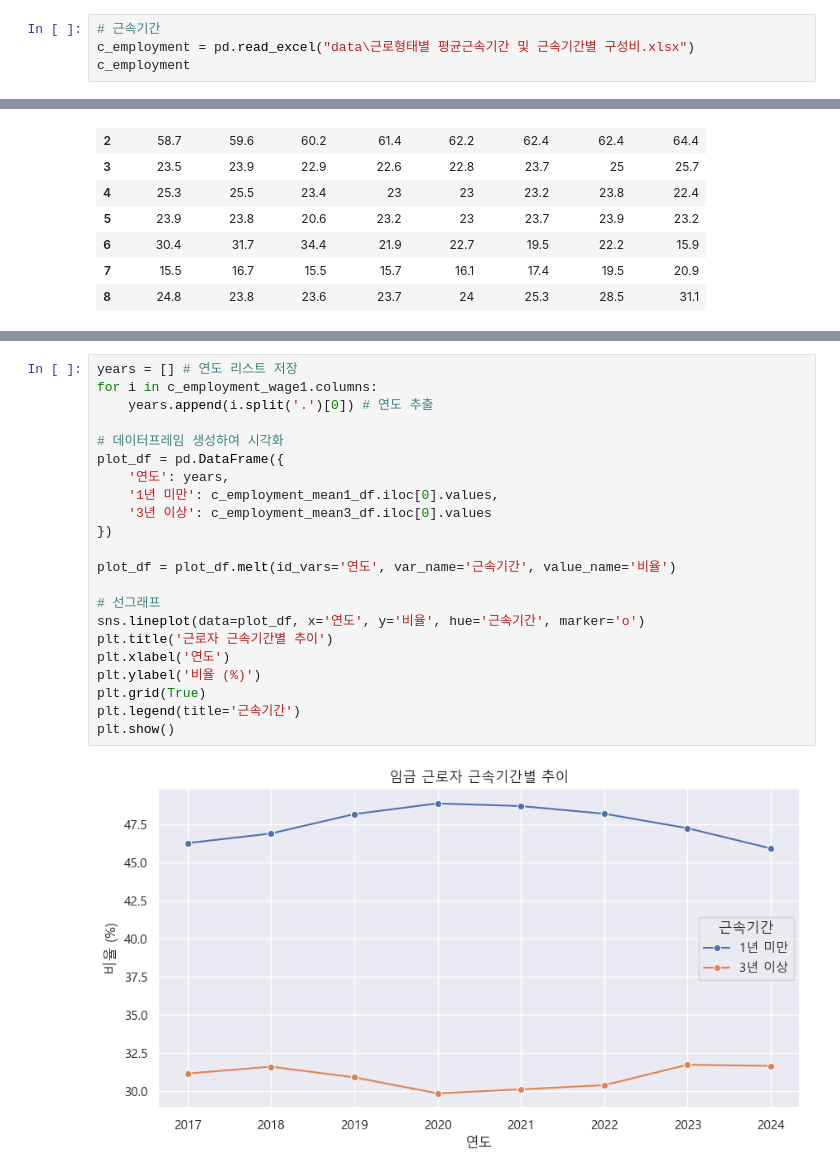
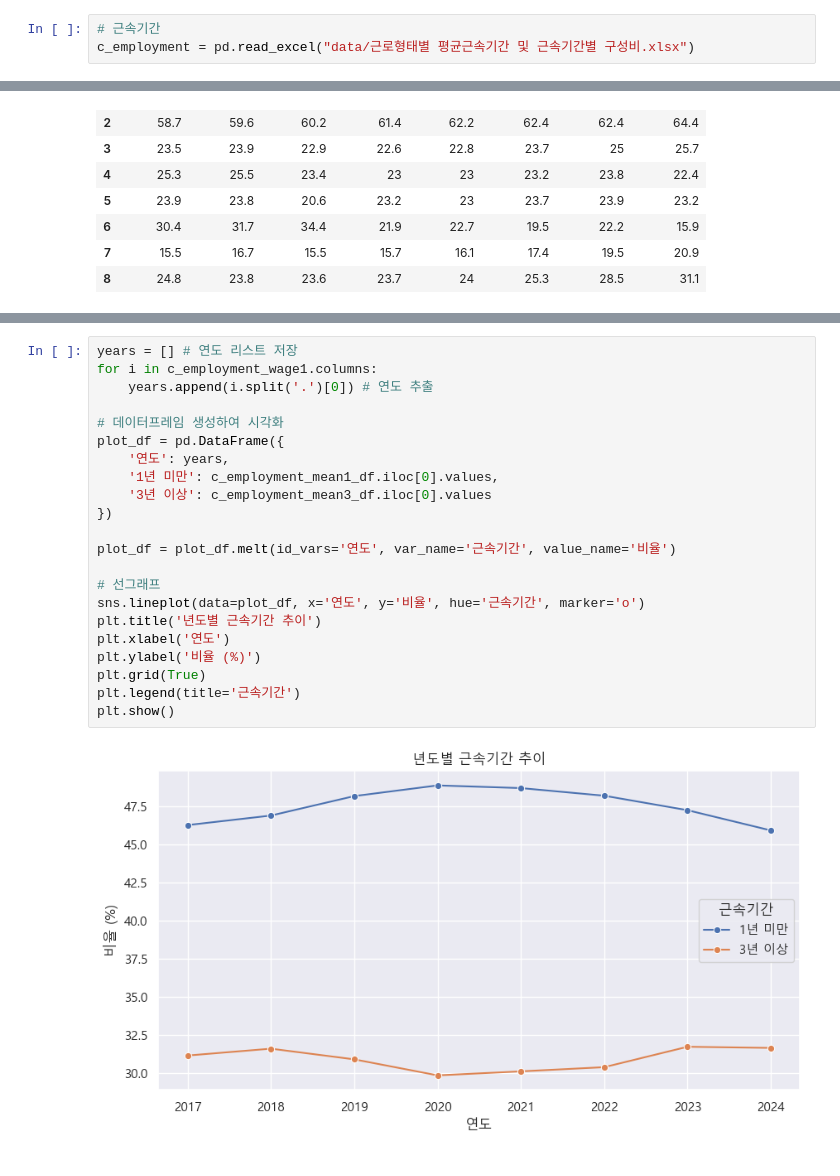
Before and after one commit to byeori-jang/mid_project, a Jupyter notebook: working.ipynb, the cells around one changed output, grey strips where cells are left out. Drawn from its saved outputs; the diff is of its cells as text.

Commit message:
년도별 근속기간 추이

```diff
--- a/working.ipynb
+++ b/working.ipynb
@@ -23,5 +23,4 @@ plt.rcParams['axes.unicode_minus'] = False
 from scipy import stats
 # %%
 # 근속기간
-c_employment = pd.read_excel("data\근로형태별 평균근속기간 및 근속기간별 구성비.xlsx")
-c_employment
+c_employment = pd.read_excel("data/근로형태별 평균근속기간 및 근속기간별 구성비.xlsx")
@@ -101,27 +85,27 @@ c_employment_wage3 = c_employment_3.iloc[0:1]
 # %%
 years = [] # 연도 리스트 저장
 for i in c_employment_wage1.columns:
     years.append(i.split('.')[0]) # 연도 추출
 
 # 데이터프레임 생성하여 시각화
 plot_df = pd.DataFrame({
     '연도': years,
     '1년 미만': c_employment_mean1_df.iloc[0].values,
     '3년 이상': c_employment_mean3_df.iloc[0].values
 })
 
 plot_df = plot_df.melt(id_vars='연도', var_name='근속기간', value_name='비율')
 
 # 선그래프
 sns.lineplot(data=plot_df, x='연도', y='비율', hue='근속기간', marker='o')
-plt.title('근로자 근속기간별 추이')
+plt.title('년도별 근속기간 추이')
 plt.xlabel('연도')
 plt.ylabel('비율 (%)')
 plt.grid(True)
 plt.legend(title='근속기간')
 plt.show()
 # %% [output]
-[figure, old version]
+[figure, new version]
 # %%
 years = [] # 연도 리스트 저장
 for i in c_employment_wage1.columns:
```
Also changed, not shown: parts of 3 cells of this notebook.
